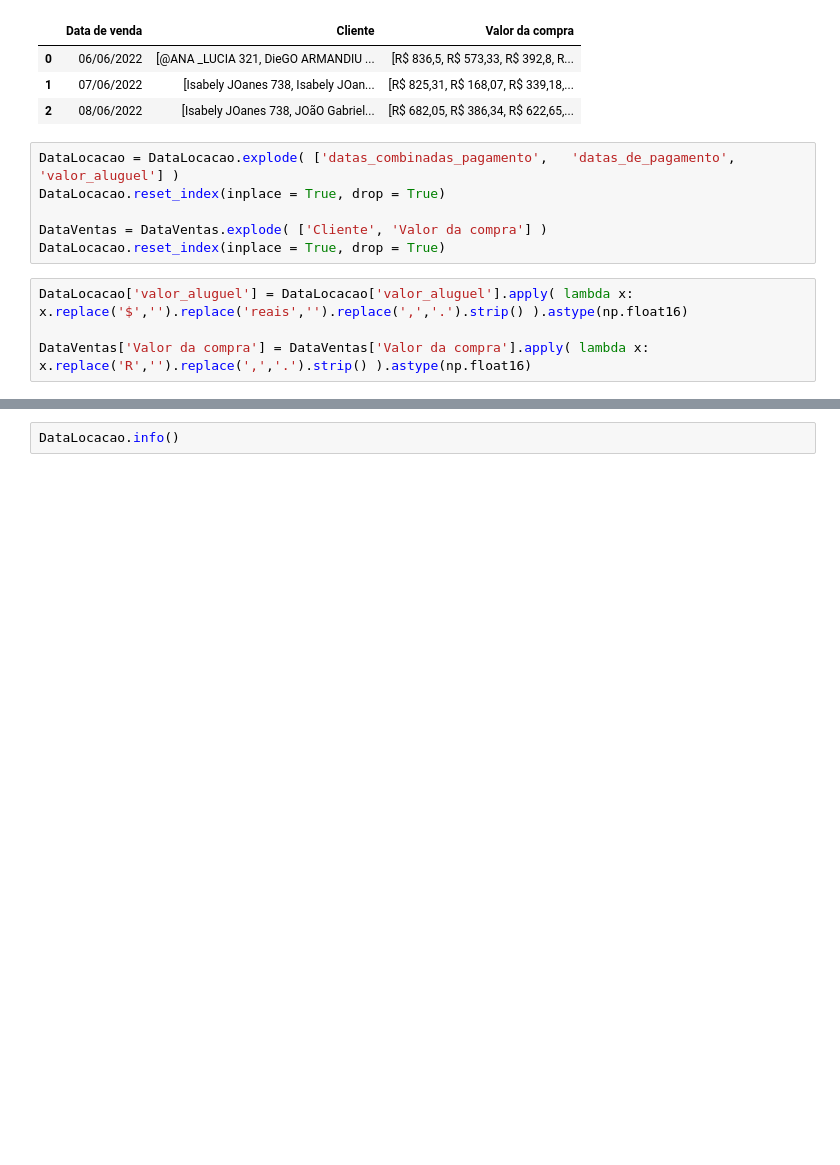
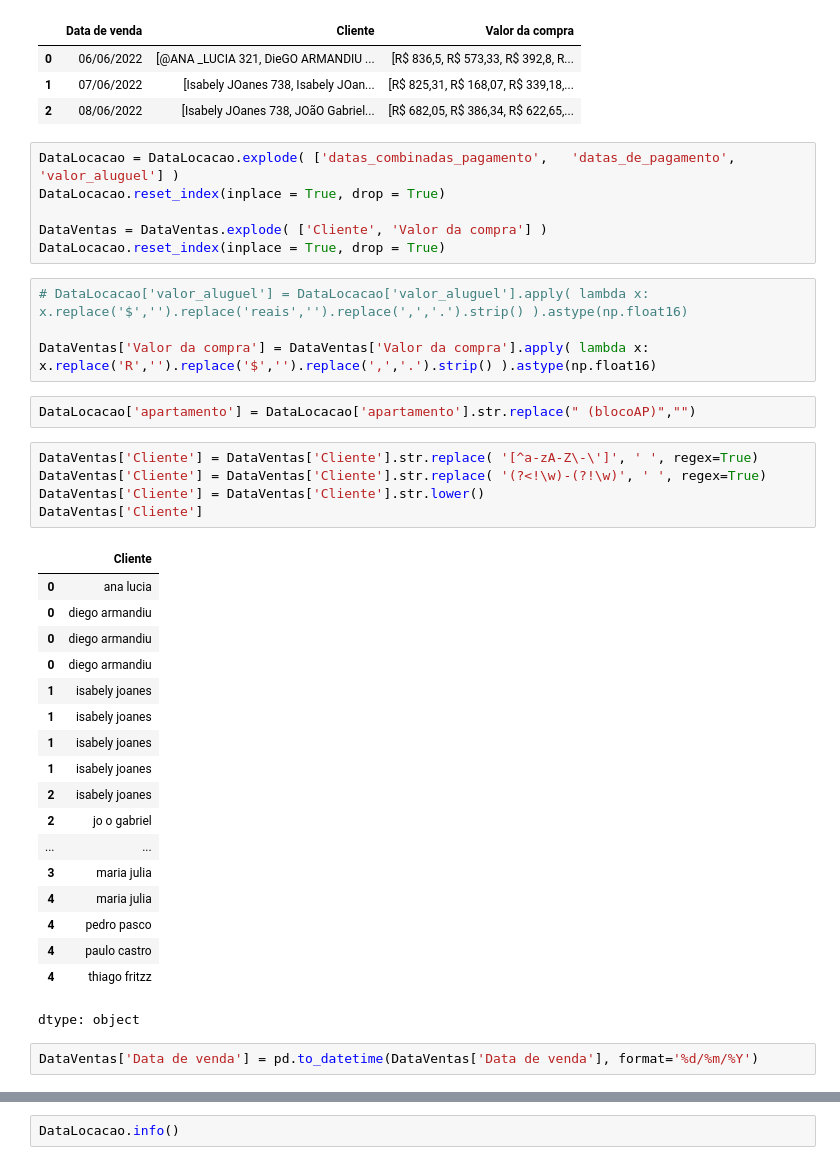
Before and after one commit to HJuliamPR/ColabPython, a Jupyter notebook: PandasTratamientoManipulación.ipynb, the cells around one changed output, grey strips where cells are left out. Saved outputs shown, nothing was run; the diff lists cells and outputs as text; blank space fills up the shorter version.

```diff
--- a/PandasTratamientoManipulación.ipynb
+++ b/PandasTratamientoManipulación.ipynb
@@ -163,6 +290,34 @@ DataLocacao.reset_index(inplace = True, drop = True)
 DataVentas = DataVentas.explode( ['Cliente', 'Valor da compra'] )
 DataLocacao.reset_index(inplace = True, drop = True)
 # %%
-DataLocacao['valor_aluguel'] = DataLocacao['valor_aluguel'].apply( lambda x: x.replace('$','').replace('reais','').replace(',','.').strip() ).astype(np.float16)
+# DataLocacao['valor_aluguel'] = DataLocacao['valor_aluguel'].apply( lambda x: x.replace('$','').replace('reais','').replace(',','.').strip() ).astype(np.float16)
 
-DataVentas['Valor da compra'] = DataVentas['Valor da compra'].apply( lambda x: x.replace('R','').replace(',','.').strip() ).astype(np.float16)
+DataVentas['Valor da compra'] = DataVentas['Valor da compra'].apply( lambda x: x.replace('R','').replace('$','').replace(',','.').strip() ).astype(np.float16)
+# %%
+DataLocacao['apartamento'] = DataLocacao['apartamento'].str.replace(" (blocoAP)","")
+# %%
+DataVentas['Cliente'] = DataVentas['Cliente'].str.replace( '[^a-zA-Z\-\']', ' ', regex=True)
+DataVentas['Cliente'] = DataVentas['Cliente'].str.replace( '(?<!\w)-(?!\w)', ' ', regex=True)
+DataVentas['Cliente'] = DataVentas['Cliente'].str.lower()
+DataVentas['Cliente']
+# %% [output]
+|  | Cliente |
+| 0 | ana lucia |
+| 0 | diego armandiu |
+| 0 | diego armandiu |
+| 0 | diego armandiu |
+| 1 | isabely joanes |
+| 1 | isabely joanes |
+| 1 | isabely joanes |
+| 1 | isabely joanes |
+| 2 | isabely joanes |
+| 2 | jo o gabriel |
+| ... | ... |
+| 3 | maria julia |
+| 4 | maria julia |
+| 4 | pedro pasco |
+| 4 | paulo castro |
+| 4 | thiago fritzz |
+dtype: object
+# %%
+DataVentas['Data de venda'] = pd.to_datetime(DataVentas['Data de venda'], format='%d/%m/%Y')
```
Also changed, not shown: parts of 25 cells of this notebook.
